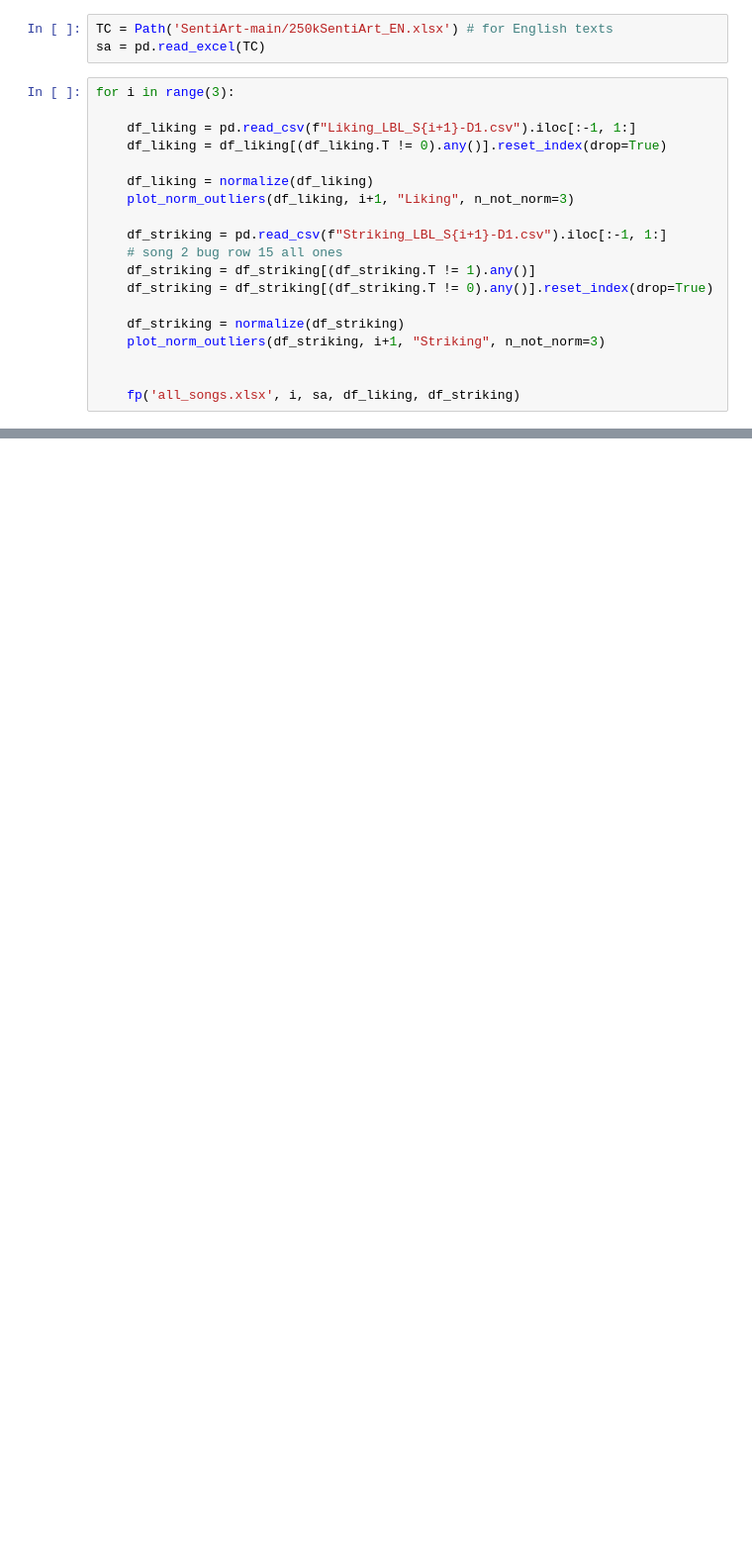
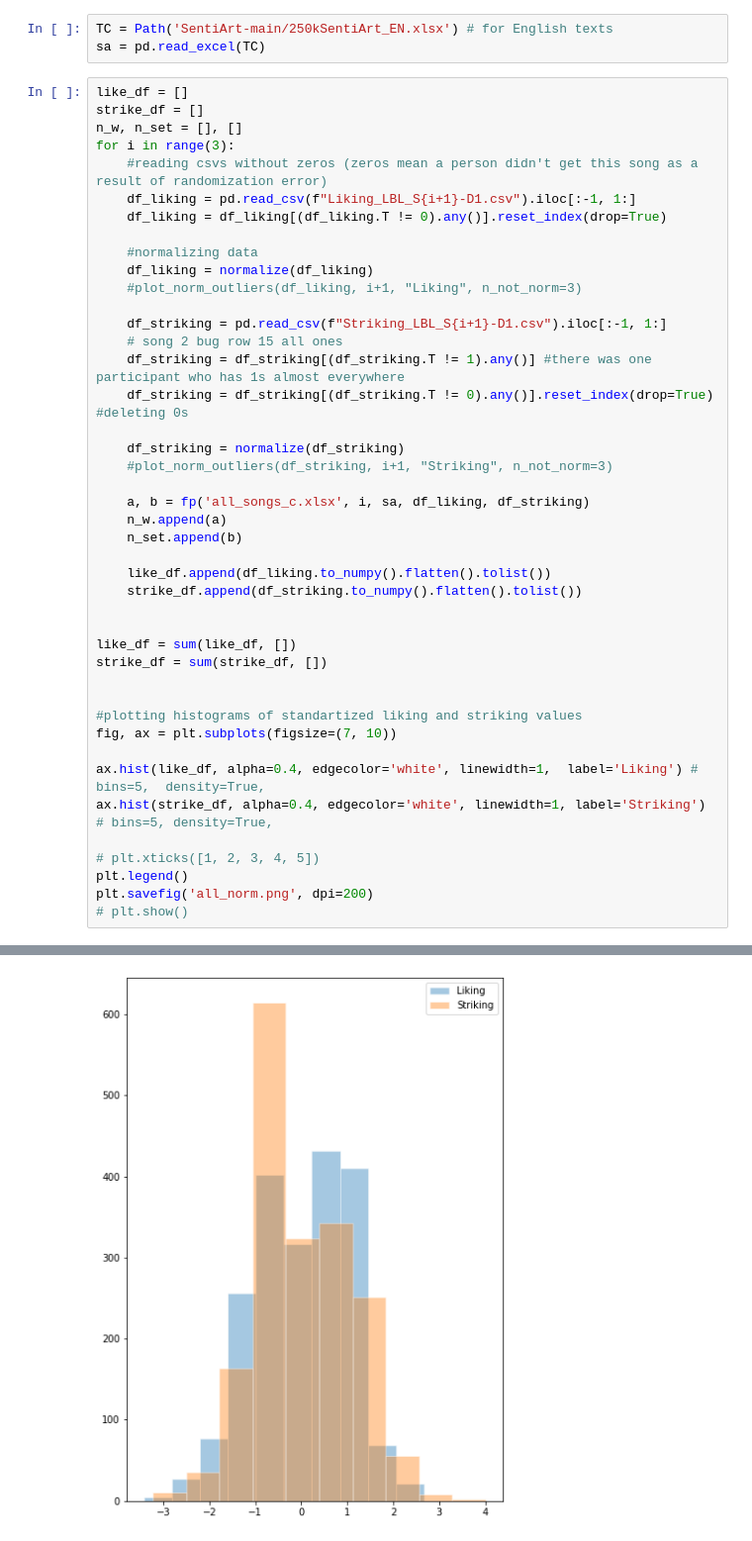
Before and after one commit to ivasilisa/sentiart_group7, a Jupyter notebook: main.ipynb, the cells around one changed output, grey strips where cells are left out. Shown: that part at 99% size. Saved outputs shown, nothing was run; the diff lists cells and outputs as text; blank space fills up the shorter version.

Commit message:
added analysis & visualization

```diff
--- a/main.ipynb
+++ b/main.ipynb
@@ -7,22 +14,46 @@ from sent_art_analysis import normalize, plot_norm_outliers
 TC = Path('SentiArt-main/250kSentiArt_EN.xlsx') # for English texts
 sa = pd.read_excel(TC)
 # %%
+like_df = []
+strike_df = []
+n_w, n_set = [], []
 for i in range(3):
-
+    #reading csvs without zeros (zeros mean a person didn't get this song as a result of randomization error)
     df_liking = pd.read_csv(f"Liking_LBL_S{i+1}-D1.csv").iloc[:-1, 1:]
     df_liking = df_liking[(df_liking.T != 0).any()].reset_index(drop=True)
 
+    #normalizing data
     df_liking = normalize(df_liking)
-    plot_norm_outliers(df_liking, i+1, "Liking", n_not_norm=3)
+    #plot_norm_outliers(df_liking, i+1, "Liking", n_not_norm=3)
 
     df_striking = pd.read_csv(f"Striking_LBL_S{i+1}-D1.csv").iloc[:-1, 1:]
     # song 2 bug row 15 all ones
-    df_striking = df_striking[(df_striking.T != 1).any()]
-    df_striking = df_striking[(df_striking.T != 0).any()].reset_index(drop=True)
+    df_striking = df_striking[(df_striking.T != 1).any()] #there was one participant who has 1s almost everywhere
+    df_striking = df_striking[(df_striking.T != 0).any()].reset_index(drop=True) #deleting 0s
 
     df_striking = normalize(df_striking)
-    plot_norm_outliers(df_striking, i+1, "Striking", n_not_norm=3)
+    #plot_norm_outliers(df_striking, i+1, "Striking", n_not_norm=3)
+
+    a, b = fp('all_songs_c.xlsx', i, sa, df_liking, df_striking)
+    n_w.append(a)
+    n_set.append(b)
+
+    like_df.append(df_liking.to_numpy().flatten().tolist())
+    strike_df.append(df_striking.to_numpy().flatten().tolist())
 
 
-    fp('all_songs.xlsx', i, sa, df_liking, df_striking)
+like_df = sum(like_df, [])
+strike_df = sum(strike_df, [])
+
+
+#plotting histograms of standartized liking and striking values
+fig, ax = plt.subplots(figsize=(7, 10))
+
+ax.hist(like_df, alpha=0.4, edgecolor='white', linewidth=1,  label='Liking') # bins=5,  density=True,
+ax.hist(strike_df, alpha=0.4, edgecolor='white', linewidth=1, label='Striking') # bins=5, density=True,
+
+# plt.xticks([1, 2, 3, 4, 5])
+plt.legend()
+plt.savefig('all_norm.png', dpi=200)
+# plt.show()
 # %% [output]
@@ -31,0 +60 @@ DONE
+[figure, added]
```
Also changed, not shown: parts of 24 cells of this notebook, 2 other files.
